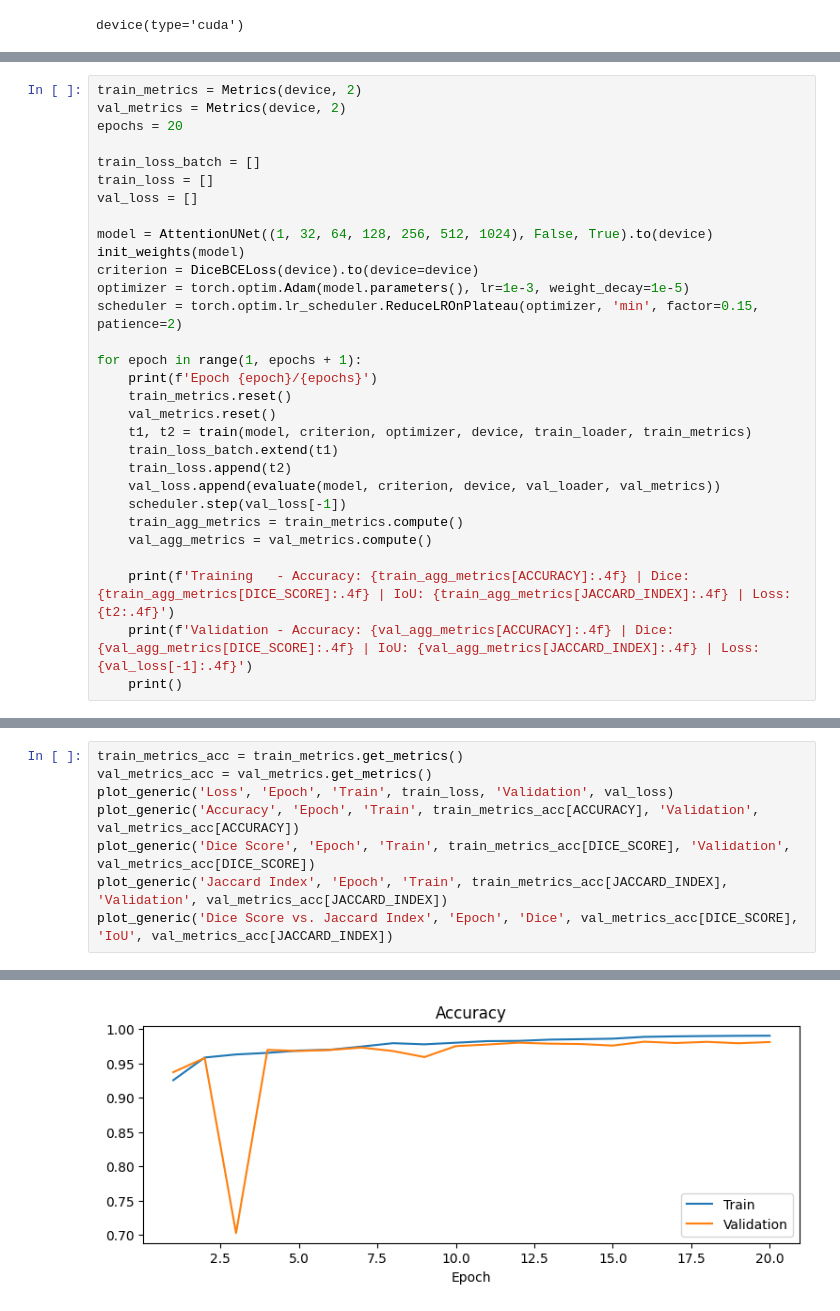
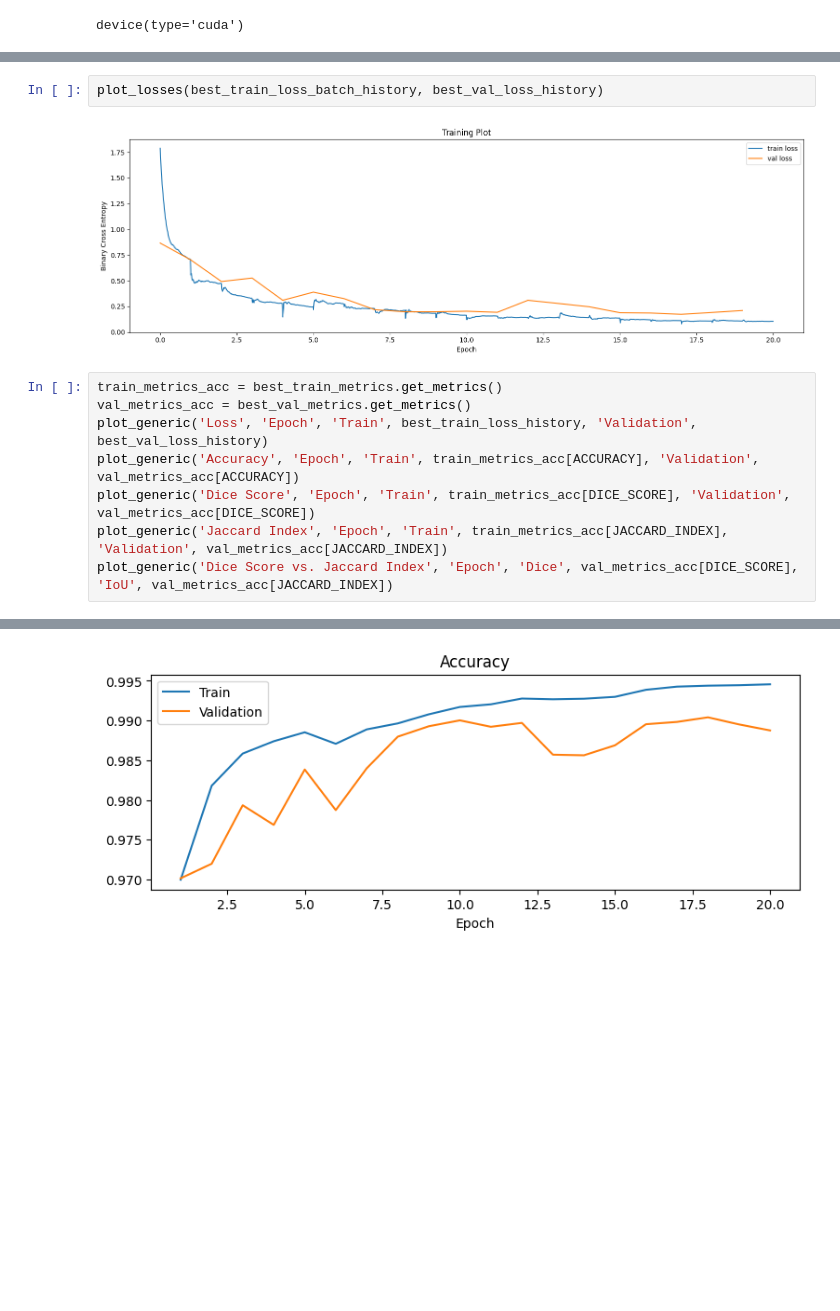
Before and after one commit to MoaazK/unet-transformer, a Jupyter notebook: src/Analyze.ipynb, the cells around one changed output, grey strips where cells are left out. Drawn from its saved outputs; the diff is of its cells as text; blank space fills up the shorter version.

```diff
--- a/src/Analyze.ipynb
+++ b/src/Analyze.ipynb
@@ -49,30 +51,0 @@ def init_weights(model: nn.Module):
-# %%
-train_metrics = Metrics(device, 2)
-val_metrics = Metrics(device, 2)
-epochs = 20
-
-train_loss_batch = []
-train_loss = []
-val_loss = []
-
-model = AttentionUNet((1, 32, 64, 128, 256, 512, 1024), False, True).to(device)
-init_weights(model)
-criterion = DiceBCELoss(device).to(device=device)
-optimizer = torch.optim.Adam(model.parameters(), lr=1e-3, weight_decay=1e-5)
-scheduler = torch.optim.lr_scheduler.ReduceLROnPlateau(optimizer, 'min', factor=0.15, patience=2)
-
-for epoch in range(1, epochs + 1):
-    print(f'Epoch {epoch}/{epochs}')
-    train_metrics.reset()
-    val_metrics.reset()
-    t1, t2 = train(model, criterion, optimizer, device, train_loader, train_metrics)
-    train_loss_batch.extend(t1)
-    train_loss.append(t2)
-    val_loss.append(evaluate(model, criterion, device, val_loader, val_metrics))
-    scheduler.step(val_loss[-1])
-    train_agg_metrics = train_metrics.compute()
-    val_agg_metrics = val_metrics.compute()
-
-    print(f'Training   - Accuracy: {train_agg_metrics[ACCURACY]:.4f} | Dice: {train_agg_metrics[DICE_SCORE]:.4f} | IoU: {train_agg_metrics[JACCARD_INDEX]:.4f} | Loss: {t2:.4f}')
-    print(f'Validation - Accuracy: {val_agg_metrics[ACCURACY]:.4f} | Dice: {val_agg_metrics[DICE_SCORE]:.4f} | IoU: {val_agg_metrics[JACCARD_INDEX]:.4f} | Loss: {val_loss[-1]:.4f}')
-    print()
@@ -130,7 +118,11 @@ plot_losses(train_loss_batch, val_loss)
+# %%
+plot_losses(best_train_loss_batch_history, best_val_loss_history)
+# %% [output]
+[figure, added]
 # %%
-train_metrics_acc = train_metrics.get_metrics()
-val_metrics_acc = val_metrics.get_metrics()
-plot_generic('Loss', 'Epoch', 'Train', train_loss, 'Validation', val_loss)
+train_metrics_acc = best_train_metrics.get_metrics()
+val_metrics_acc = best_val_metrics.get_metrics()
+plot_generic('Loss', 'Epoch', 'Train', best_train_loss_history, 'Validation', best_val_loss_history)
 plot_generic('Accuracy', 'Epoch', 'Train', train_metrics_acc[ACCURACY], 'Validation', val_metrics_acc[ACCURACY])
 plot_generic('Dice Score', 'Epoch', 'Train', train_metrics_acc[DICE_SCORE], 'Validation', val_metrics_acc[DICE_SCORE])
 plot_generic('Jaccard Index', 'Epoch', 'Train', train_metrics_acc[JACCARD_INDEX], 'Validation', val_metrics_acc[JACCARD_INDEX])
@@ -140 +132 @@ plot_generic('Dice Score vs. Jaccard Index', 'Epoch', 'Dice', val_metrics_acc[DI
-[figure, old version]
+[figure, new version]
```
Also changed, not shown: parts of 7 cells of this notebook, 10 other files.
